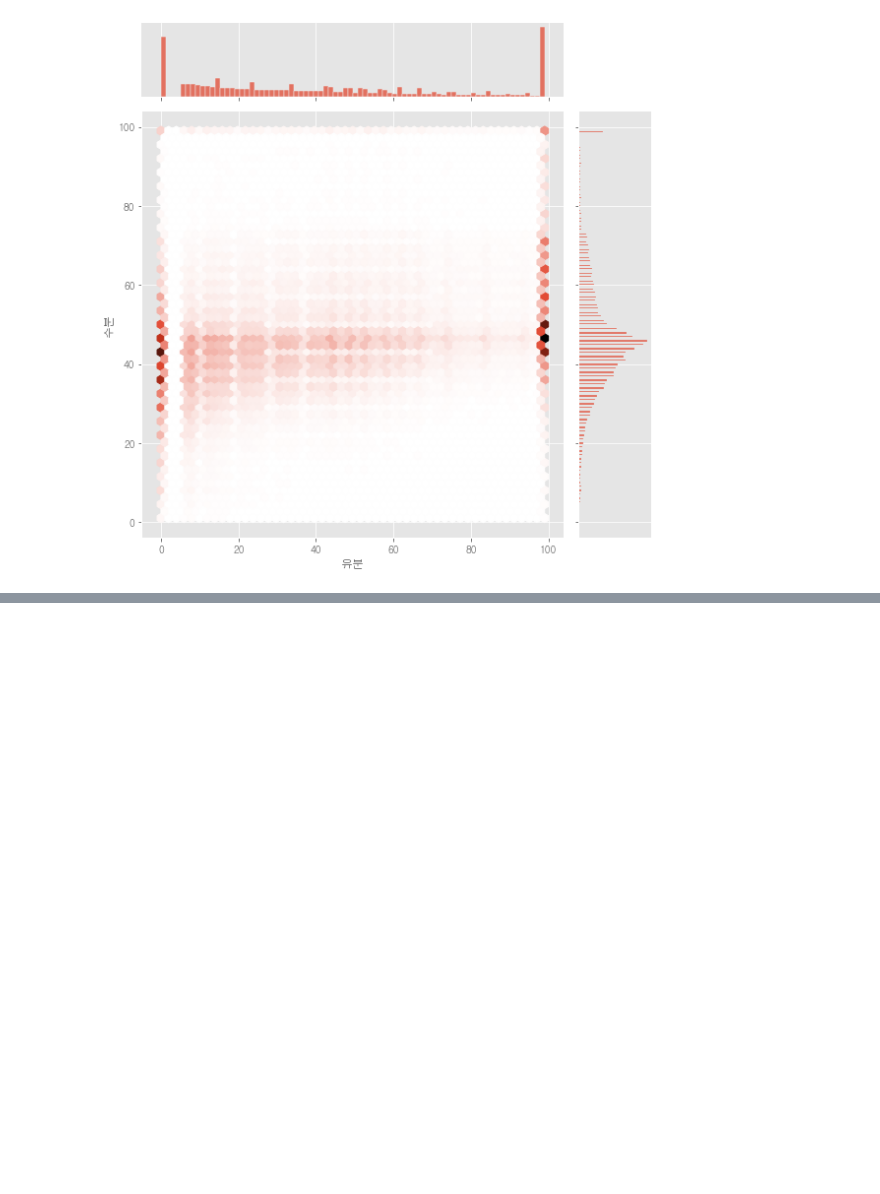
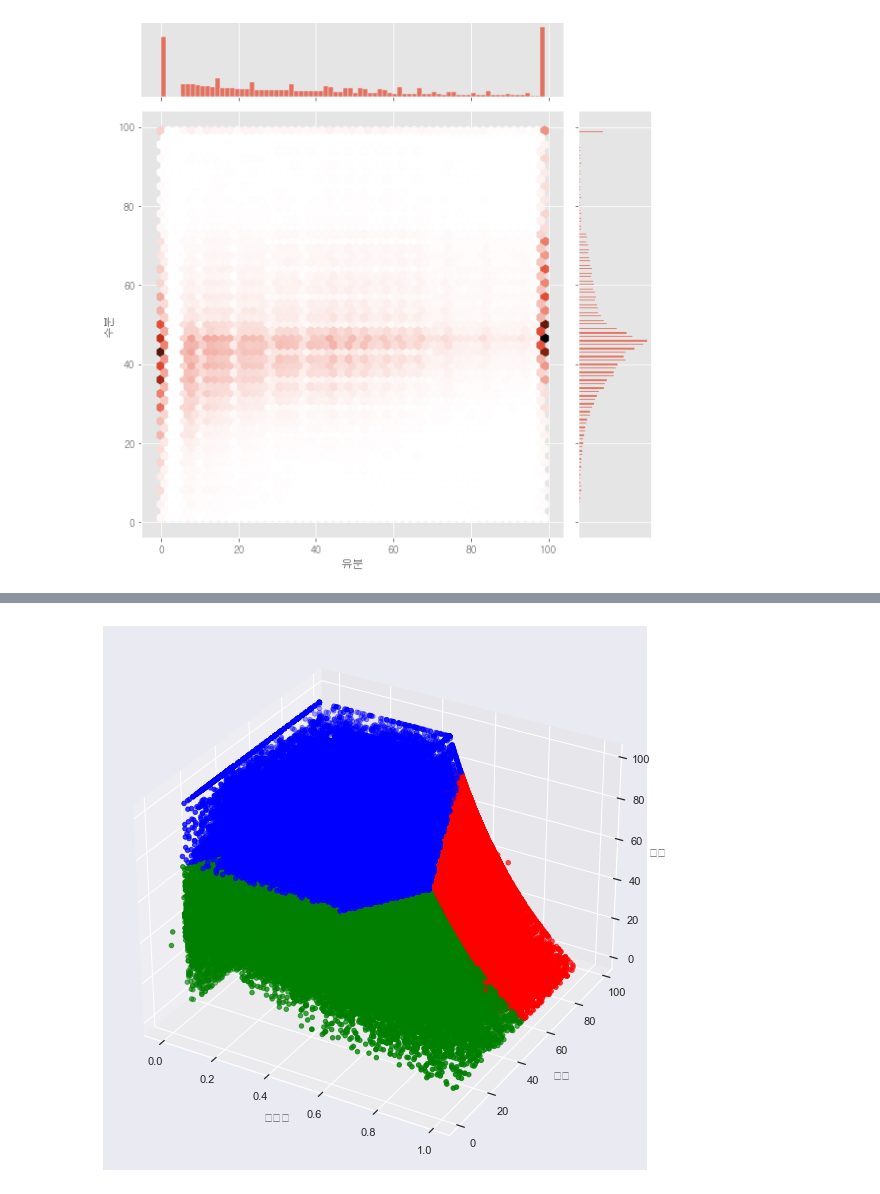
Before and after one commit to bub3690/22-1_datamining, a Jupyter notebook: final_project/EDA제출/EDA-oilAndWater.ipynb, the cells around one changed output, grey strips where cells are left out. Cells and saved outputs as stored; diff of their text form; code cells hidden in the pictures; blank space fills up the shorter version.

```diff
--- a/final_project/EDA제출/EDA-oilAndWater.ipynb
+++ b/final_project/EDA제출/EDA-oilAndWater.ipynb
@@ -404,0 +462,35 @@ plt.show()
+# %%
+import matplotlib.pyplot as plt
+import pandas as pd
+import seaborn as sns
+from mpl_toolkits.mplot3d import Axes3D
+sns.set(style = "darkgrid")
+
+fig = plt.figure(figsize=(10,10))
+ax = fig.add_subplot(111, projection = '3d')
+
+x = data[data['cluster']==0]['유수분']
+y = data[data['cluster']==0]['탄력']
+z = data[data['cluster']==0]['수분']
+
+ax.scatter(x, y, z,color='red')
+
+x = data[data['cluster']==1]['유수분']
+y = data[data['cluster']==1]['탄력']
+z = data[data['cluster']==1]['수분']
+
+ax.scatter(x, y, z,color='green')
+
+x = data[data['cluster']==2]['유수분']
+y = data[data['cluster']==2]['탄력']
+z = data[data['cluster']==2]['수분']
+ax.scatter(x, y, z,color='blue')
+
+
+ax.set_xlabel("유수분")
+ax.set_ylabel("탄력")
+ax.set_zlabel("수분")
+
+plt.show()
+# %% [output]
+[figure, added]
```
Also changed, not shown: parts of 15 cells of this notebook, 3 other files.
